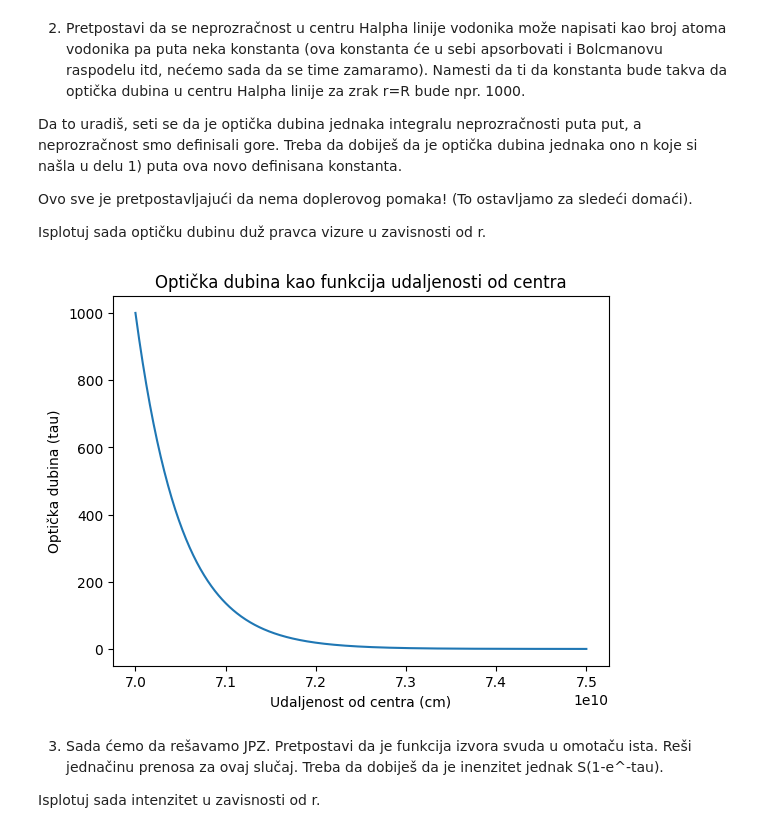
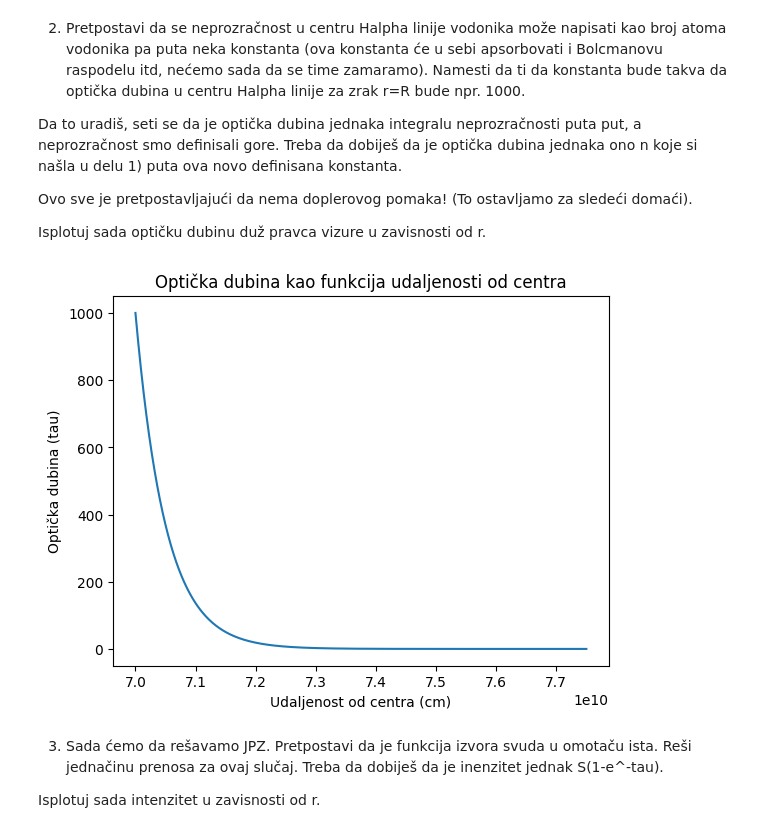
Before and after one commit to nmmladenovic-tech/moving_atmospheres_exercises, a Jupyter notebook: domaci.ipynb, the cells around one changed output. Saved outputs shown, nothing was run; the diff lists cells and outputs as text; code cells hidden in the pictures.

```diff
--- a/domaci.ipynb
+++ b/domaci.ipynb
@@ -19,5 +21,5 @@ Definisanje preko formula sa casa
 # %%
-R_max = R + 10*H
+R_max = R + 15*H
 z_values = np.linspace(R, R_max, 500)
 # %%
 N= []
@@ -62,16 +64,16 @@ Ovo sve je pretpostavljajući da nema doplerovog pomaka! (To ostavljamo za slede
 
 Isplotuj sada optičku dubinu duž pravca vizure u zavisnosti od r.
 # %%
-const = 1000/N[0]
-tau = const * N
+sigma_line_core = 1000/N[0]
+tau_line_core = sigma_line_core * N
 # %%
-plt.plot(z_values, tau)
+plt.plot(z_values, tau_line_core)
 plt.xlabel('Udaljenost od centra (cm)')
 plt.ylabel('Optička dubina (tau)')
 plt.title('Optička dubina kao funkcija udaljenosti od centra')
 plt.show()
 # %% [output]
-[figure, old version]
+[figure, new version]
 # %% [markdown]
 3) Sada ćemo da rešavamo JPZ. Pretpostavi da je funkcija izvora svuda u omotaču ista. Reši jednačinu prenosa za ovaj slučaj. Treba da dobiješ da je inenzitet jednak S(1-e^-tau).
 
```
Also changed, not shown: parts of 12 cells of this notebook.
